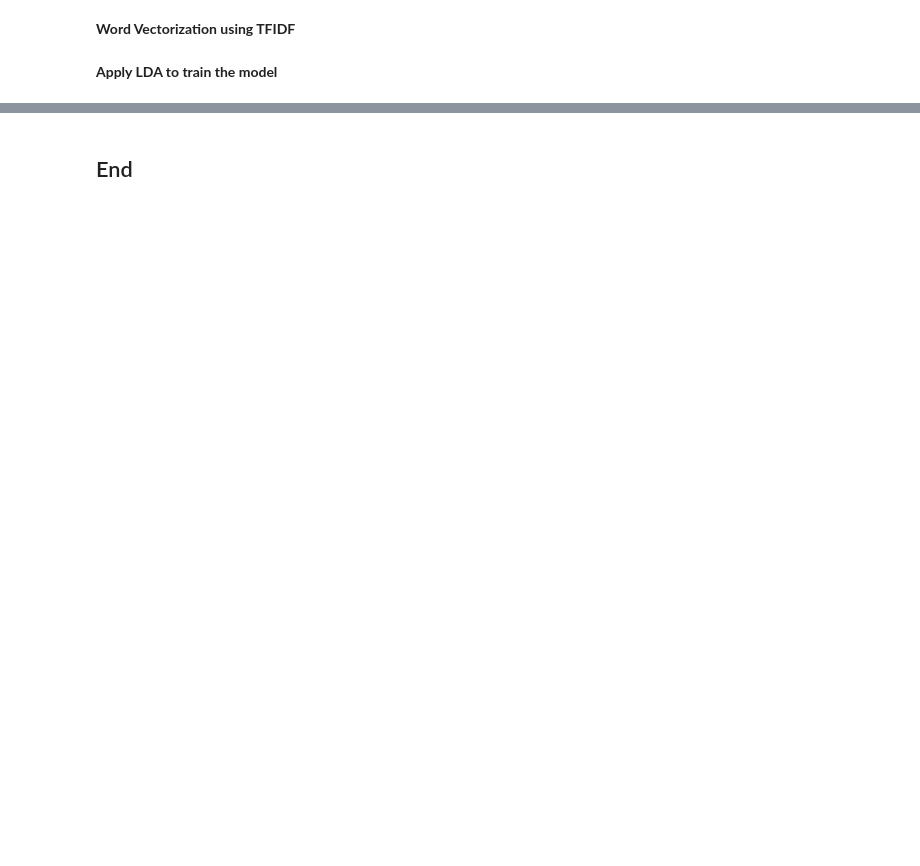
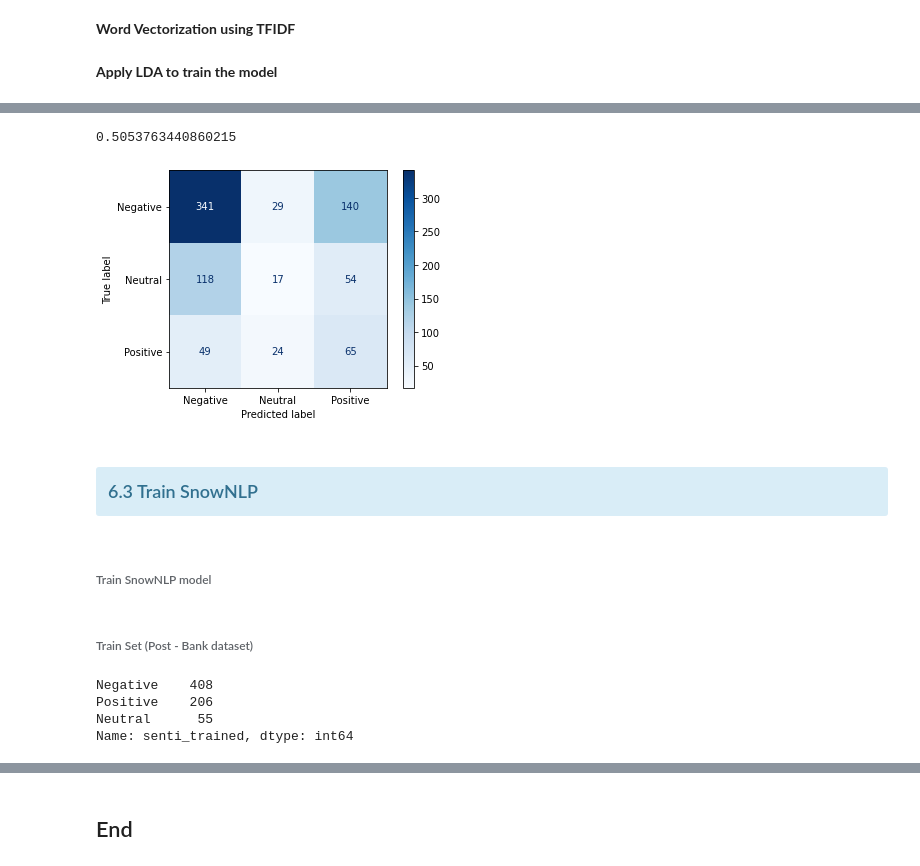
Before and after one commit to cotymcy/Sam-Kwong-Cykes, a Jupyter notebook: FB_Bank_DataCleaning.ipynb, the cells around one changed output, grey strips where cells are left out. Drawn from its saved outputs; the diff is of its cells as text; code cells hidden in the pictures; blank space fills up the shorter version.

```diff
--- a/FB_Bank_DataCleaning.ipynb
+++ b/FB_Bank_DataCleaning.ipynb
@@ -521,0 +693,12 @@ pyLDAvis.save_html(p, f'Test_LDA_TopicModelling/LDA_{bank_abbev}_{dt_now}.html')
+# %%
+subset_all = pd.concat([train_all, test_all], ignore_index=True)
+# %%
+y_true = subset_all.sentiment.values
+y_pred = subset_all.senti_pretrain.values
+
+evaluation_NLP(y_true, y_pred)
+# %% [output]
+0.5053763440860215
+[figure, added]
+# %% [markdown]
+### <div class="alert alert-block alert-info"> 6.3 Train SnowNLP </div>
@@ -521,0 +721,2 @@ pyLDAvis.save_html(p, f'Test_LDA_TopicModelling/LDA_{bank_abbev}_{dt_now}.html')
+# %% [markdown]
+###### Train SnowNLP model
@@ -521,0 +736,12 @@ pyLDAvis.save_html(p, f'Test_LDA_TopicModelling/LDA_{bank_abbev}_{dt_now}.html')
+# %% [markdown]
+###### Train Set (Post - Bank dataset)
+# %%
+train_all['senti_trained'] = train_all.message.apply(lambda x: SnowNLP(x).sentiments)
+train_all['senti_trained'] = train_all['senti_trained'].apply(senti)
+
+train_all.senti_trained.value_counts()
+# %% [output]
+Negative    408
+Positive    206
+Neutral      55
+Name: senti_trained, dtype: int64
```
Also changed, not shown: parts of 149 cells of this notebook, 2 other files.
